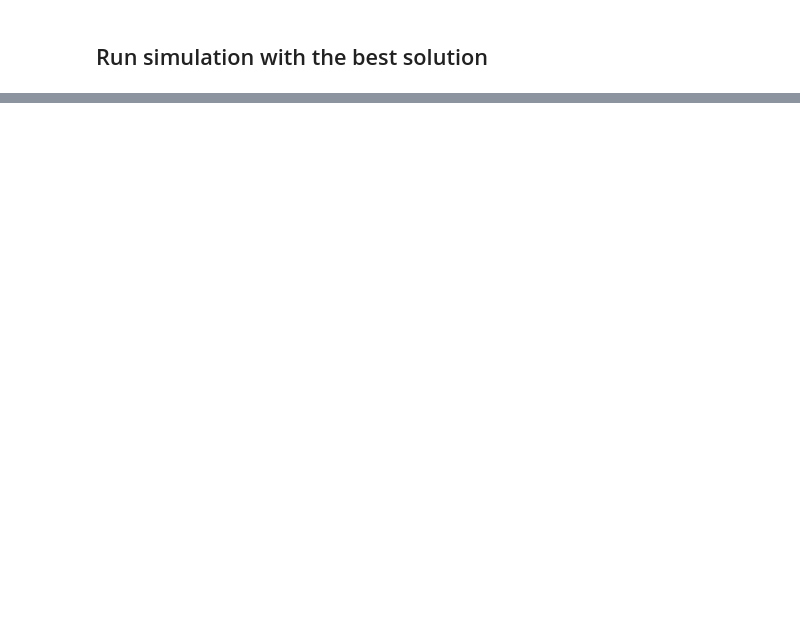
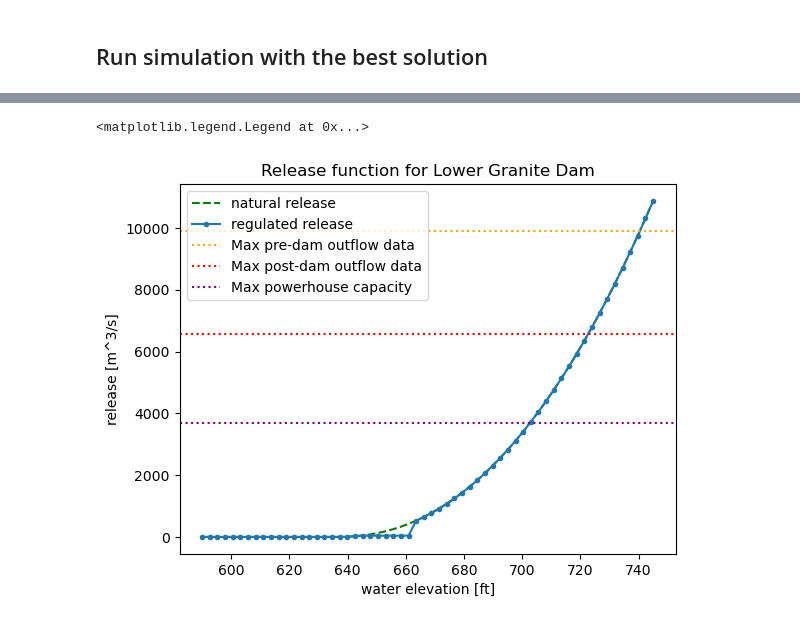
Before and after one commit to clairewang23/columbia_river_model, a Jupyter notebook: optimize in series.ipynb, the cells around one changed output, grey strips where cells are left out. Saved outputs shown, nothing was run; the diff lists cells and outputs as text; code cells hidden in the pictures; blank space fills up the shorter version.

```diff
--- a/optimize in series.ipynb
+++ b/optimize in series.ipynb
@@ -312,0 +415,28 @@ plt.show()
+# %%
+# Define the range of water levels
+h_test = np.arange(590*0.3046, 746.5*0.3046, 0.8) # range of heights in ft
+
+param = {'beta':4.9, 'alfa':2.2, 'h0': 636*0.3046, 'mef':41.54, 'h1':201.6, 'm':2923}
+h0 = param['h0']
+beta = param['beta']
+alfa = param['alfa']
+
+# Calculate the natural release
+r_test_nat = np.where(h_test > h0, beta * (h_test - h0) ** alfa, 0)
+
+# calculate regulated release
+r_test_reg = lower_granite.regulated_release(param, h_test)
+
+plt.figure()
+plt.plot(h_test/0.3046, r_test_nat, 'g--', label='natural release')
+plt.plot(h_test/0.3046, r_test_reg, '.-', label='regulated release')
+plt.axhline(350_000*0.0283, color='orange', linestyle=':', label='Max pre-dam outflow data')
+plt.axhline(231_866*0.0283, color='r', linestyle=':', label='Max post-dam outflow data')
+plt.axhline(130_000*0.0283, color='purple', linestyle=':', label='Max powerhouse capacity')
+plt.xlabel('water elevation [ft]')
+plt.ylabel('release [m^3/s]')
+plt.title('Release function for Lower Granite Dam')
+plt.legend()
+# %% [output]
+<matplotlib.legend.Legend at 0x...>
+[figure, added]
```
Also changed, not shown: parts of 7 cells of this notebook.
